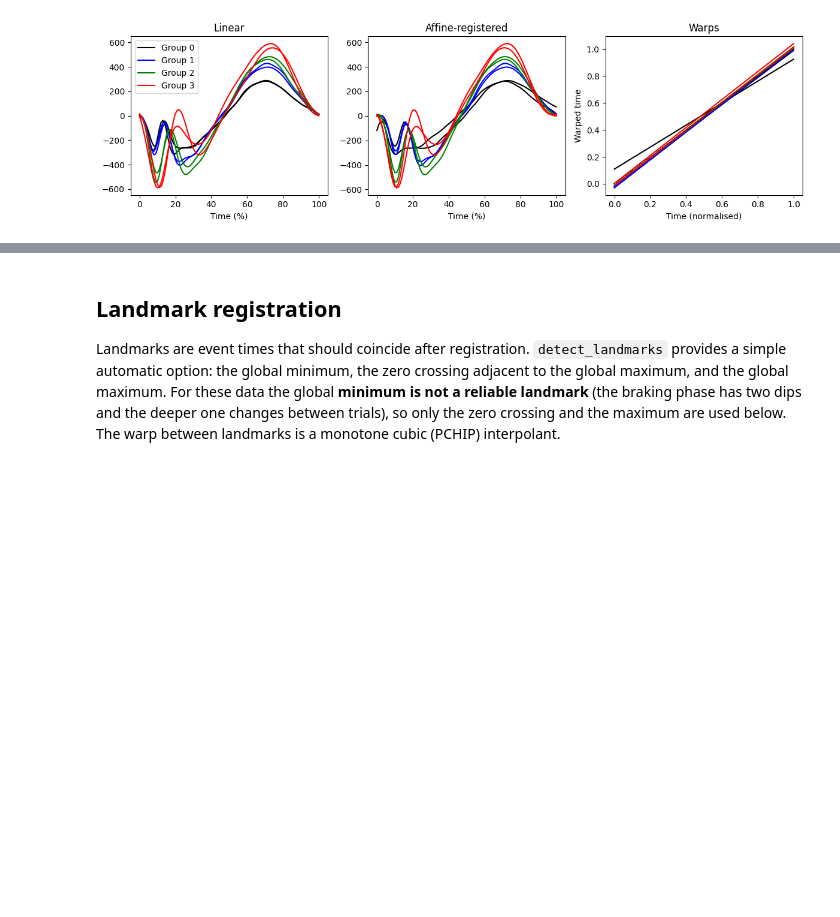
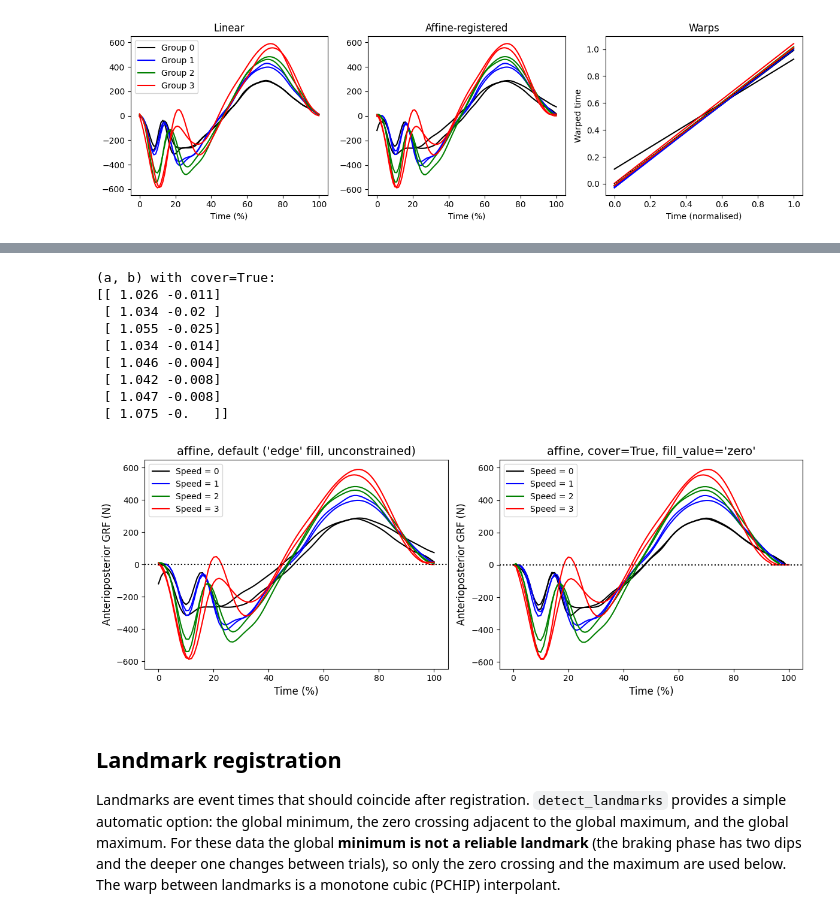
Before and after one commit to 0todd0000/registration1d, a Jupyter notebook: notebooks/2-Methods.ipynb, the cells around one changed output, grey strips where cells are left out. Saved outputs shown, nothing was run; the diff lists cells and outputs as text; code cells hidden in the pictures; blank space fills up the shorter version.

```diff
--- a/notebooks/2-Methods.ipynb
+++ b/notebooks/2-Methods.ipynb
@@ -42,7 +47,7 @@ def plot_Dorn2012(y, xlabel='Frame number', ylabel='Anterioposterior GRF (N)', t
         ax.set_title(title, size=14)
     return ax
 
-yi = reg1d.register_linear(y, n=101)
+yi = reg1d.register_linear(y, n=101).y
 # %% [output]
 Dataset: Dorn2012
     J       = 8
@@ -80,3 +99,21 @@ affine (a, b):
+# %%
+res_affine_cover = reg1d.register_affine(yi, cover=True, fill_value='zero')
+print('(a, b) with cover=True:'); print(res_affine_cover.info['params'].round(3))
+fig,AX = plt.subplots(1, 2, figsize=(12,4.5))
+plot_Dorn2012(res_affine.y, xlabel='Time (%)', title="affine, default ('edge' fill, unconstrained)", ax=AX[0])
+plot_Dorn2012(res_affine_cover.y, xlabel='Time (%)', title="affine, cover=True, fill_value='zero'", ax=AX[1])
+plt.tight_layout(); plt.show()
+# %% [output]
+(a, b) with cover=True:
+[[ 1.026 -0.011]
+ [ 1.034 -0.02 ]
+ [ 1.055 -0.025]
+ [ 1.034 -0.014]
+ [ 1.046 -0.004]
+ [ 1.042 -0.008]
+ [ 1.047 -0.008]
+ [ 1.075 -0.   ]]
+[figure, added]
 # %% [markdown]
 ## Landmark registration
 
```
Also changed, not shown: parts of 12 cells of this notebook, 12 other files.
